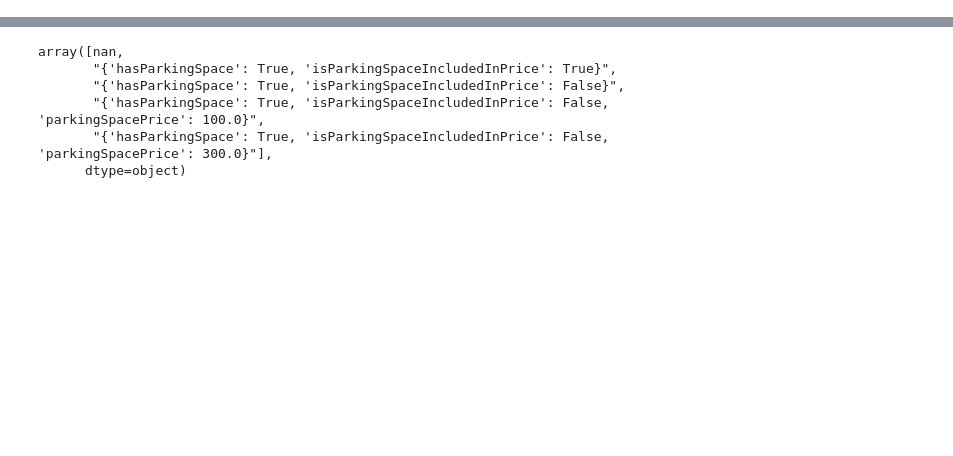
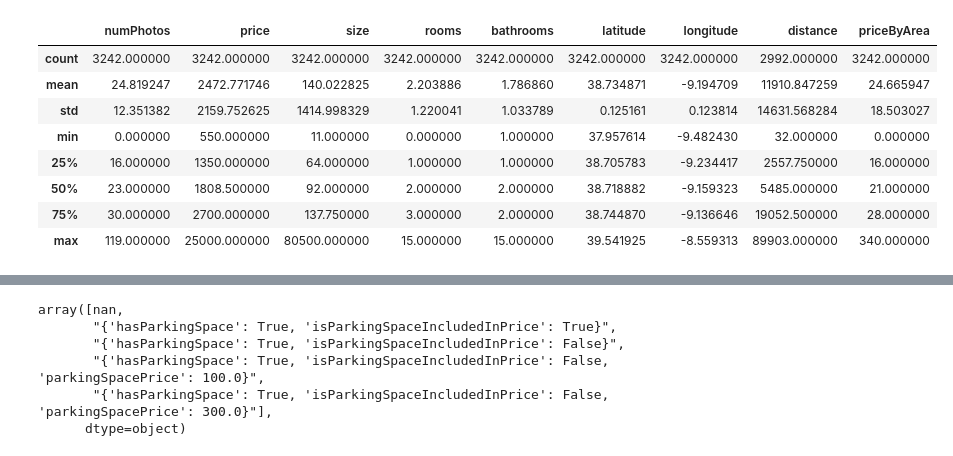
Before and after one commit to fcortevargas/housing-prices, a Jupyter notebook: notebooks/data_cleaning.ipynb, the cells around one changed output, grey strips where cells are left out. Saved outputs shown, nothing was run; the diff lists cells and outputs as text; code cells hidden in the pictures; blank space fills up the shorter version.

```diff
--- a/notebooks/data_cleaning.ipynb
+++ b/notebooks/data_cleaning.ipynb
@@ -42,3 +42,15 @@ memory usage: 729.5+ KB
+# %%
+df.describe()
+# %% [output]
+|  | numPhotos | price | size | rooms | bathrooms | latitude | longitude | distance | priceByArea |
+| count | 3242.000000 | 3242.000000 | 3242.000000 | 3242.000000 | 3242.000000 | 3242.000000 | 3242.000000 | 2992.000000 | 3242.000000 |
+| mean | 24.819247 | 2472.771746 | 140.022825 | 2.203886 | 1.786860 | 38.734871 | -9.194709 | 11910.847259 | 24.665947 |
+| std | 12.351382 | 2159.752625 | 1414.998329 | 1.220041 | 1.033789 | 0.125161 | 0.123814 | 14631.568284 | 18.503027 |
+| min | 0.000000 | 550.000000 | 11.000000 | 0.000000 | 1.000000 | 37.957614 | -9.482430 | 32.000000 | 0.000000 |
+| 25% | 16.000000 | 1350.000000 | 64.000000 | 1.000000 | 1.000000 | 38.705783 | -9.234417 | 2557.750000 | 16.000000 |
+| 50% | 23.000000 | 1808.500000 | 92.000000 | 2.000000 | 2.000000 | 38.718882 | -9.159323 | 5485.000000 | 21.000000 |
+| 75% | 30.000000 | 2700.000000 | 137.750000 | 3.000000 | 2.000000 | 38.744870 | -9.136646 | 19052.500000 | 28.000000 |
+| max | 119.000000 | 25000.000000 | 80500.000000 | 15.000000 | 15.000000 | 39.541925 | -8.559313 | 89903.000000 | 340.000000 |
 # %%
 df.isnull().sum()
 # %% [output]
```
Also changed, not shown: parts of 27 cells of this notebook.
